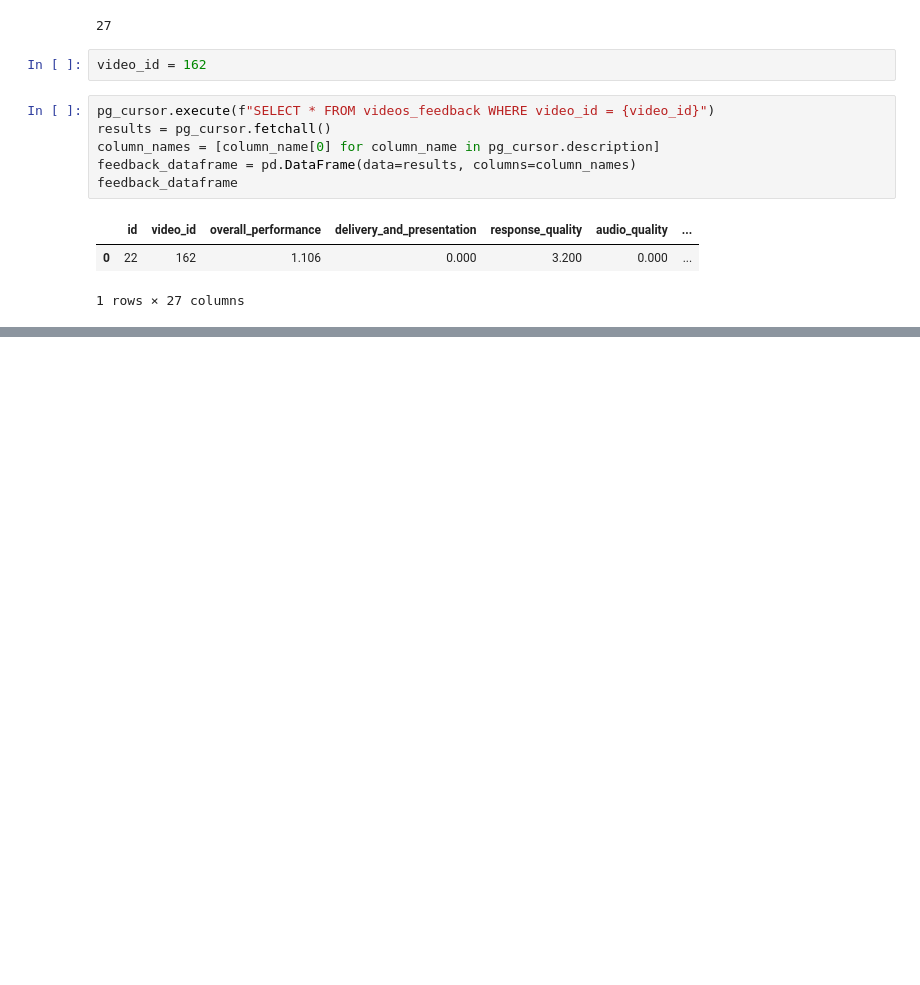
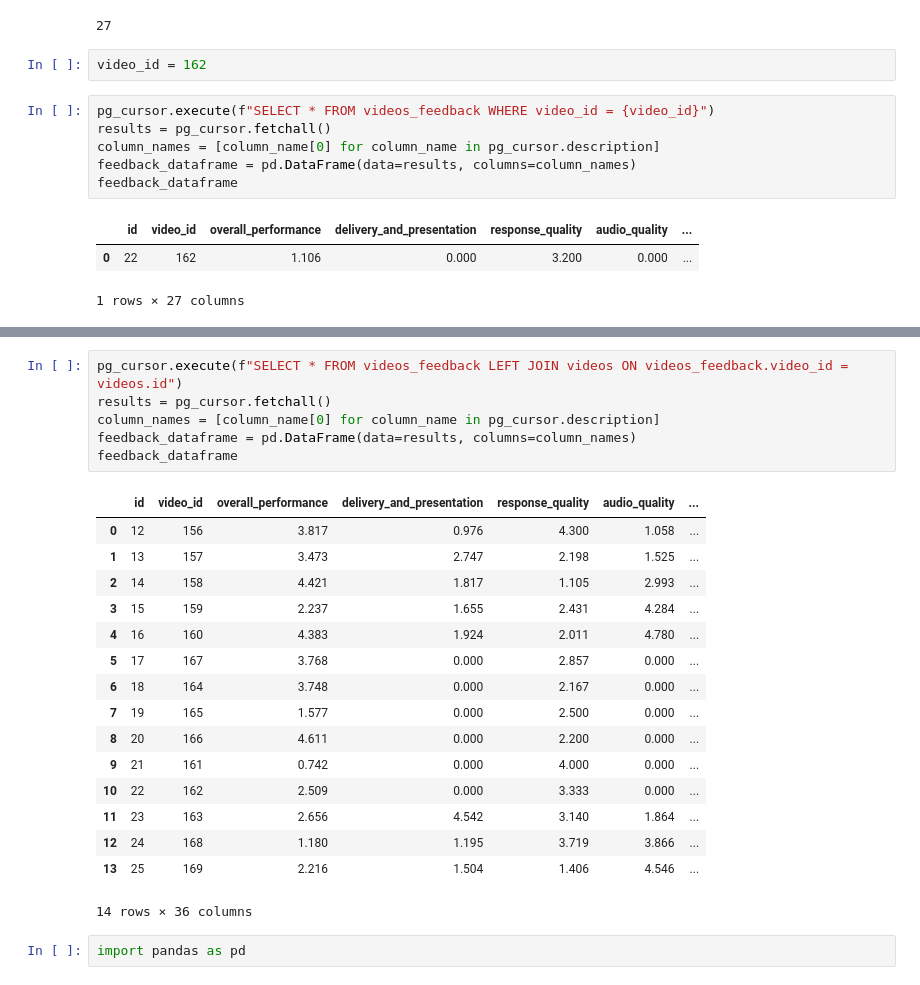
Before and after one commit to tatianaportsova/TeamReel-DS, a Jupyter notebook: testing_all_to_remove_later.ipynb, the cells around one changed output, grey strips where cells are left out. Saved outputs shown, nothing was run; the diff lists cells and outputs as text; blank space fills up the shorter version.

```diff
--- a/testing_all_to_remove_later.ipynb
+++ b/testing_all_to_remove_later.ipynb
@@ -600,3 +600,28 @@ feedback_dataframe
 # %% [output]
 |  | id | owner_id | title | description | created_at | updated_at | video_url | prompt_id | thumbnail |
 | 0 | 162 | 201 | DS testing 001 | DS test! 001 | 2020-06-08 21:46:43.703000+00:00 | 2020-06-08 21:46:43.703000+00:00 | videos/ALPACAVID-Ut18n8aEt.mp4 | 85 | None |
+# %%
+pg_cursor.execute(f"SELECT * FROM videos_feedback LEFT JOIN videos ON videos_feedback.video_id = videos.id")
+results = pg_cursor.fetchall()
+column_names = [column_name[0] for column_name in pg_cursor.description]
+feedback_dataframe = pd.DataFrame(data=results, columns=column_names)
+feedback_dataframe
+# %% [output]
+|  | id | video_id | overall_performance | delivery_and_presentation | response_quality | audio_quality | ... |
+| 0 | 12 | 156 | 3.817 | 0.976 | 4.300 | 1.058 | ... |
+| 1 | 13 | 157 | 3.473 | 2.747 | 2.198 | 1.525 | ... |
+| 2 | 14 | 158 | 4.421 | 1.817 | 1.105 | 2.993 | ... |
+| 3 | 15 | 159 | 2.237 | 1.655 | 2.431 | 4.284 | ... |
+| 4 | 16 | 160 | 4.383 | 1.924 | 2.011 | 4.780 | ... |
+| 5 | 17 | 167 | 3.768 | 0.000 | 2.857 | 0.000 | ... |
+| 6 | 18 | 164 | 3.748 | 0.000 | 2.167 | 0.000 | ... |
+| 7 | 19 | 165 | 1.577 | 0.000 | 2.500 | 0.000 | ... |
+| 8 | 20 | 166 | 4.611 | 0.000 | 2.200 | 0.000 | ... |
+| 9 | 21 | 161 | 0.742 | 0.000 | 4.000 | 0.000 | ... |
+| 10 | 22 | 162 | 2.509 | 0.000 | 3.333 | 0.000 | ... |
+| 11 | 23 | 163 | 2.656 | 4.542 | 3.140 | 1.864 | ... |
+| 12 | 24 | 168 | 1.180 | 1.195 | 3.719 | 3.866 | ... |
+| 13 | 25 | 169 | 2.216 | 1.504 | 1.406 | 4.546 | ... |
+14 rows × 36 columns
+# %%
+import pandas as pd
```
Also changed, not shown: parts of 7 cells of this notebook, 1 other file.
